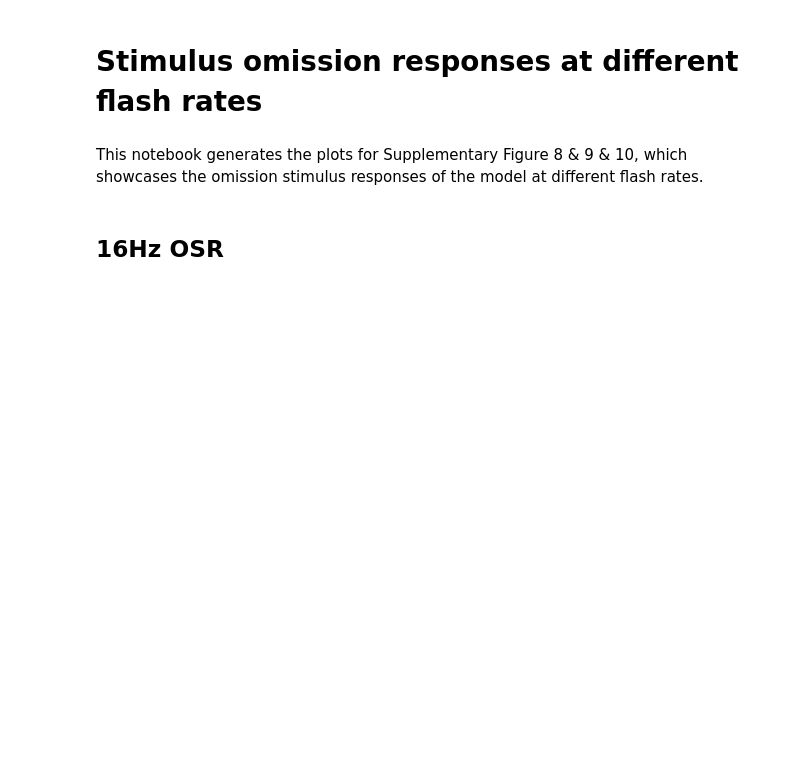
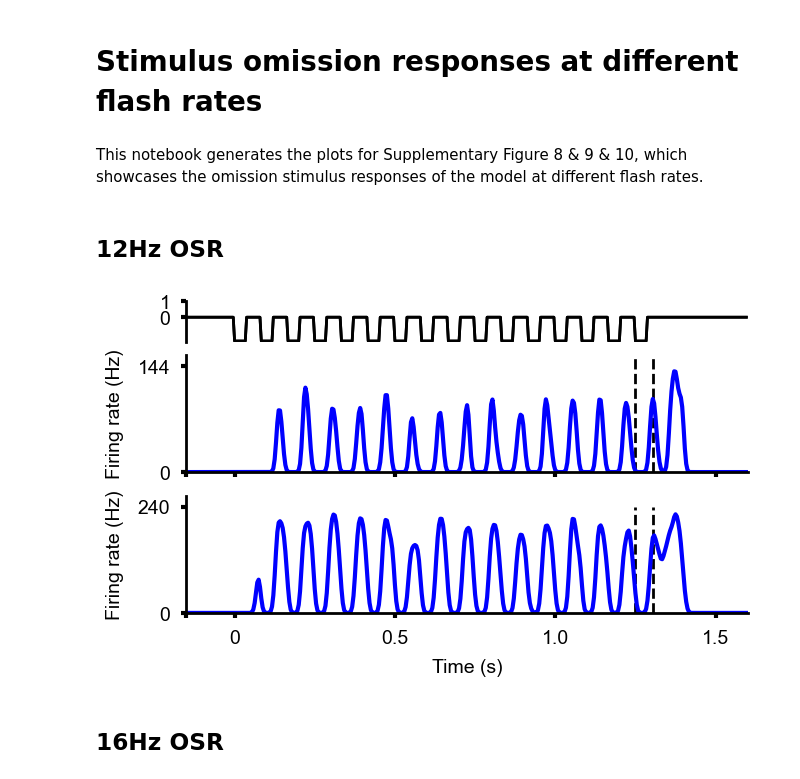
Before and after one commit to webstorms/RetinalModel, a Jupyter notebook: notebooks/Supp Fig 8 & 9 & 10 - OSR.ipynb, the cells around one changed output. Drawn from its saved outputs; the diff is of its cells as text; code cells hidden in the pictures; blank space fills up the shorter version.

```diff
--- a/notebooks/Supp Fig 8 & 9 & 10 - OSR.ipynb
+++ b/notebooks/Supp Fig 8 & 9 & 10 - OSR.ipynb
@@ -63,3 +103,25 @@ def plot_osr(ors_query, intesity_ax, max_r, idx, d, firing_ax):
+# %% [markdown]
+## 12Hz OSR
+# %%
+ors_query_12hz = analysis.OSRQuery(root, start_ms=150, duration_ms=1300, end_ms=300, hz=12)
+# %%
+#Plot 12Hz OSR
+#Colours need adjusting
+
+fig = plt.figure(constrained_layout=True, figsize=(1.3*5, 1.3*3))
+spec = gridspec.GridSpec(nrows=3, ncols=1, height_ratios=[0.35, 1, 1], hspace=0.1, figure=fig)
+intesity_ax = fig.add_subplot(spec[0])
+firing1_ax = fig.add_subplot(spec[1])
+firing2_ax = fig.add_subplot(spec[2])
+
+d=44-15+9+1
+plot_osr(ors_query_12hz, intesity_ax, 0.6, 21, d, firing1_ax)
+firing1_ax.set_xlabel(None)
+firing1_ax.set_xticklabels([])
+plot_osr(ors_query_12hz, intesity_ax, 1, 349, d, firing2_ax)
+plt.savefig(f"{root}/figures/supp/16hz.svg", format="svg", transparent=False, bbox_inches="tight")
+# %% [output]
+[figure, added]
 # %% [markdown]
 ## 16Hz OSR
 # %%
```
Also changed, not shown: parts of 17 cells of this notebook, 2 other files.
